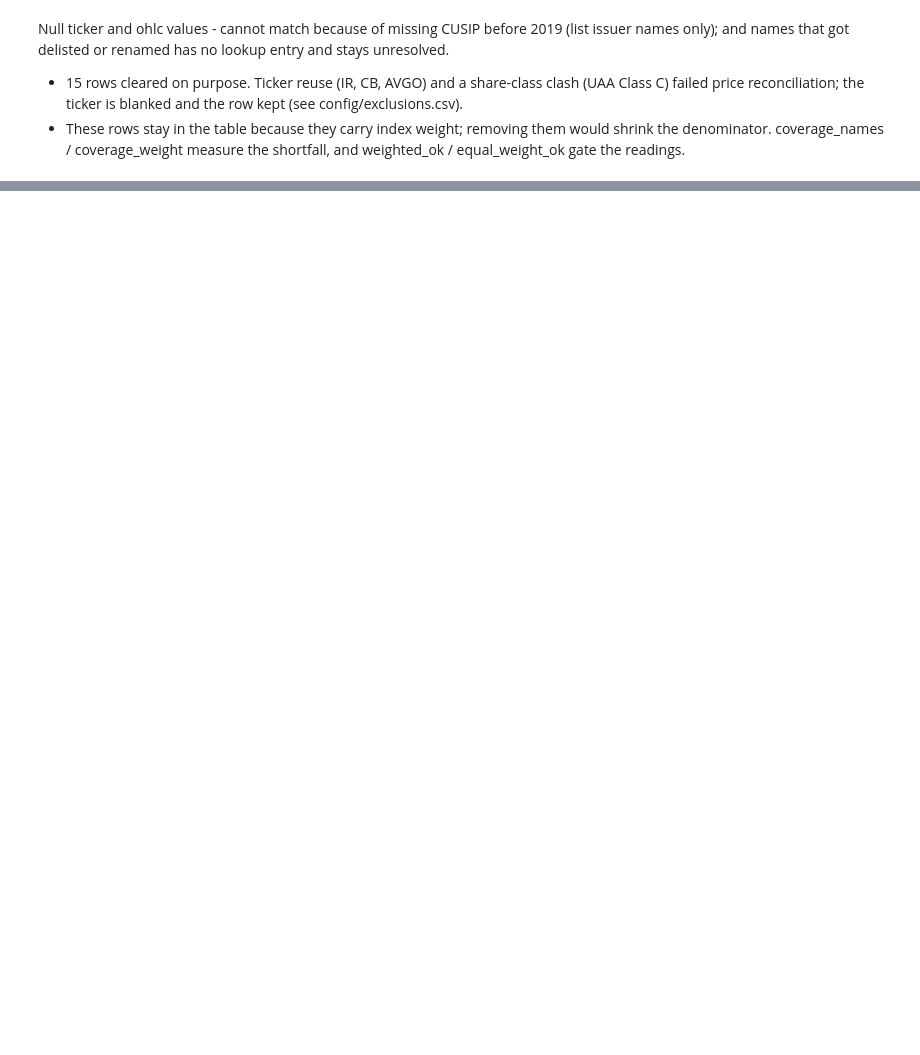
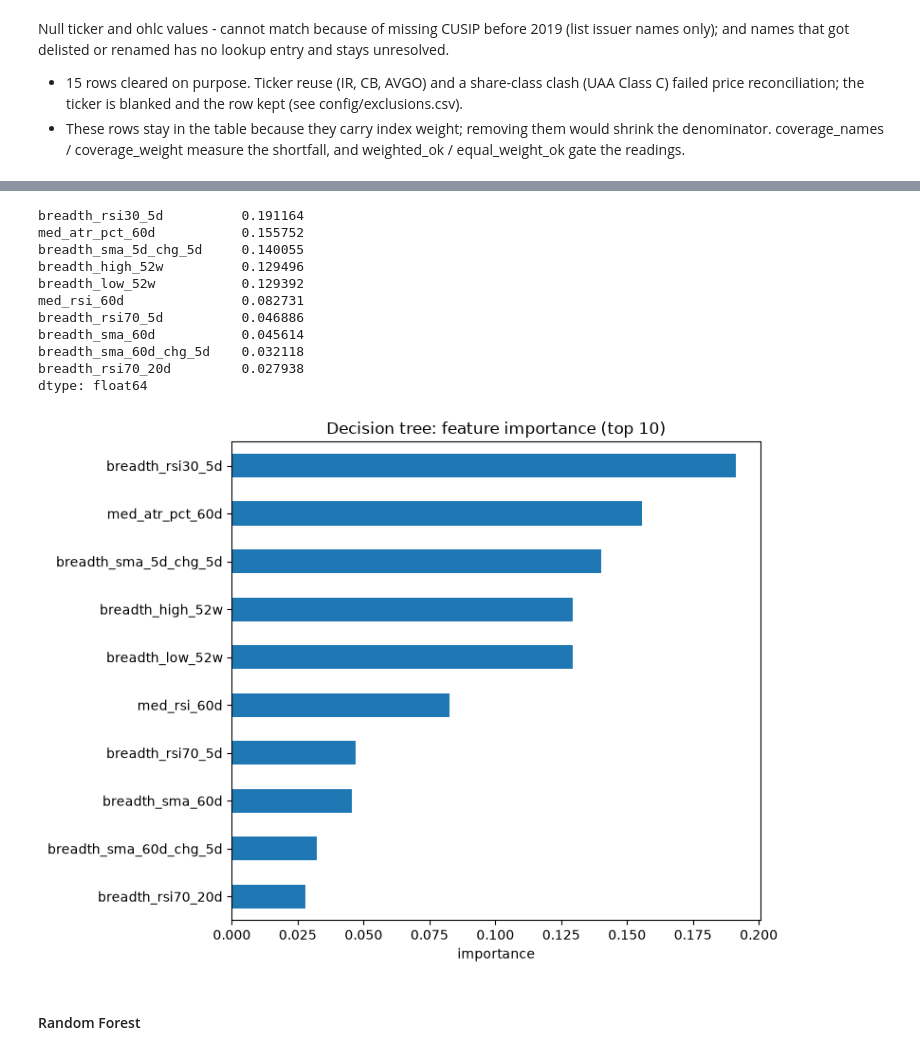
Before and after one commit to rlp-jym/zoomcamp-sma-cohort-2026, a Jupyter notebook: index-breadth-momentum/notebook.ipynb, the cells around one changed output, grey strips where cells are left out. Drawn from its saved outputs; the diff is of its cells as text; code cells hidden in the pictures; blank space fills up the shorter version.

```diff
--- a/index-breadth-momentum/notebook.ipynb
+++ b/index-breadth-momentum/notebook.ipynb
@@ -238,0 +555,17 @@ spy.head()
+# %%
+# decision tree: fit on train, evaluate on validation, pre-tuning
+
+train = df_final[df_final.split == "train"]
+valid = df_final[df_final.split == "valid"]
+
+tree = DecisionTreeRegressor(
+    max_depth=3,
+    min_samples_leaf=50,
+    random_state=RANDOM_STATE
+    )
+tree.fit(train[FEATURES], train["rr_5d"])
+
+sig_dt = pd.Series(tree.predict(valid[FEATURES]) > 0, index=valid.index)
+
+kpi_dt = add_kpi("decision_tree", sig_dt, valid)
+kpi_dt
@@ -238,0 +654,14 @@ spy.head()
+# %%
+# tuned decision tree: best eligible grid point, refit on train and scored on validation
+best = eligible.sort_values("expectancy_r", ascending=False).iloc[0]
+best_depth = int(best["rule"].split("_d")[1].split("_")[0])
+best_leaf = int(best["rule"].split("_l")[1])
+print(f"best grid point: {best['rule']}  depth={best_depth} leaf={best_leaf} expectancy={best['expectancy_r']}")
+
+tree = DecisionTreeRegressor(max_depth=best_depth, min_samples_leaf=best_leaf, random_state=RANDOM_STATE)
+tree.fit(train[FEATURES], train["rr_5d"])
+
+sig_dt = pd.Series(tree.predict(valid[FEATURES]) > 0, index=valid.index)
+
+kpi_dt = add_kpi("decision_tree", sig_dt, valid)
+kpi_dt
@@ -238,0 +687,28 @@ spy.head()
+# %%
+# decision tree feature importance
+import matplotlib.pyplot as plt
+
+imp_dt = pd.Series(tree.feature_importances_, index=FEATURES).sort_values(ascending=False)
+
+fig, ax = plt.subplots(figsize=(8, 6))
+imp_dt.head(10).iloc[::-1].plot.barh(ax=ax)
+ax.set_title("Decision tree: feature importance (top 10)")
+ax.set_xlabel("importance")
+plt.tight_layout()
+
+imp_dt.head(10)
+# %% [output]
+breadth_rsi30_5d          0.191164
+med_atr_pct_60d           0.155752
+breadth_sma_5d_chg_5d     0.140055
+breadth_high_52w          0.129496
+breadth_low_52w           0.129392
+med_rsi_60d               0.082731
+breadth_rsi70_5d          0.046886
+breadth_sma_60d           0.045614
+breadth_sma_60d_chg_5d    0.032118
+breadth_rsi70_20d         0.027938
+dtype: float64
+[figure, added]
+# %% [markdown]
+#### Random Forest
```
Also changed, not shown: parts of 55 cells of this notebook, 2 other files.
